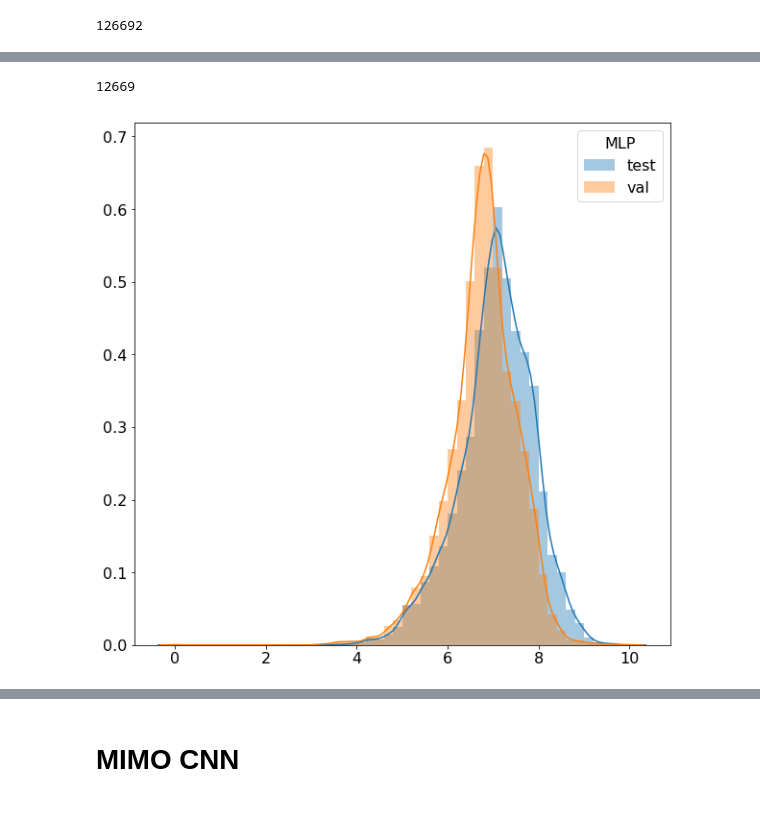
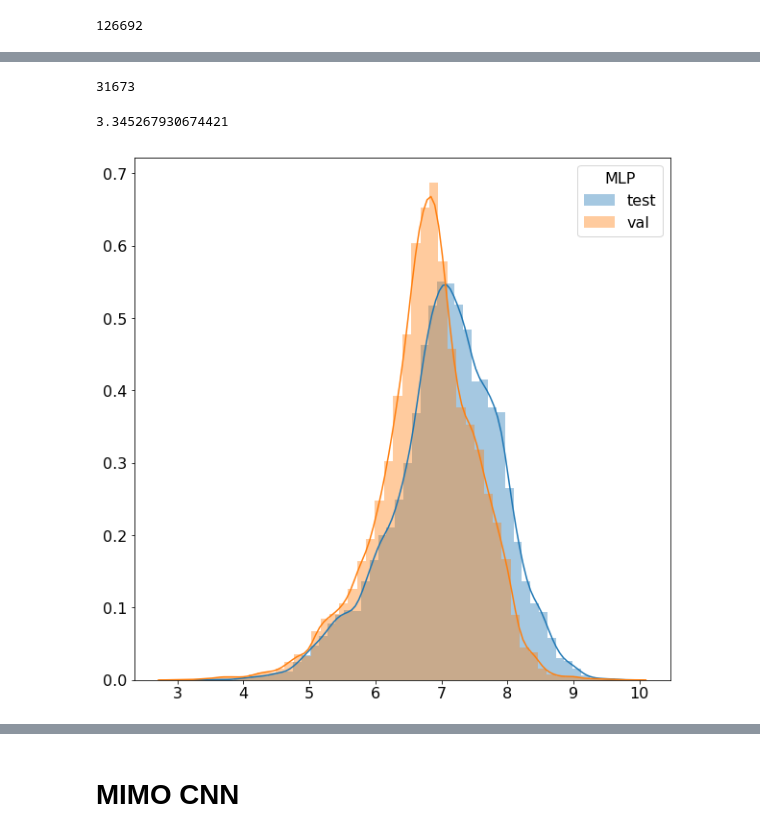
Before and after one commit to bejar/Wind, a Jupyter notebook: Notebooks/0EnergiesStatisticsFullExpIndividual.ipynb, the cells around one changed output, grey strips where cells are left out. Drawn from its saved outputs; the diff is of its cells as text; code cells hidden in the pictures.

```diff
--- a/Notebooks/0EnergiesStatisticsFullExpIndividual.ipynb
+++ b/Notebooks/0EnergiesStatisticsFullExpIndividual.ipynb
@@ -74,11 +74,12 @@ results.plot_map(mapbox=False,dset=('test'),figsize=(1200,800))
 # %%
-results.sample(.10)
+results.sample(0.25)
 results.selected_size()
 
 results.plot_distplot(seaborn=True, notebook=True, summary='sum',dset=('test', 'val'), figsize=(10,10),font=16, title='MLP')
 # %% [output]
-12669
+31673
+3.345267930674421
-[figure, old version]
+[figure, new version]
 # %%
 results.plot_hours_boxplot(dset=('test'),figsize=(8,8))
 # %% [output]
```
Also changed, not shown: parts of 8 cells of this notebook, 1 other file.
